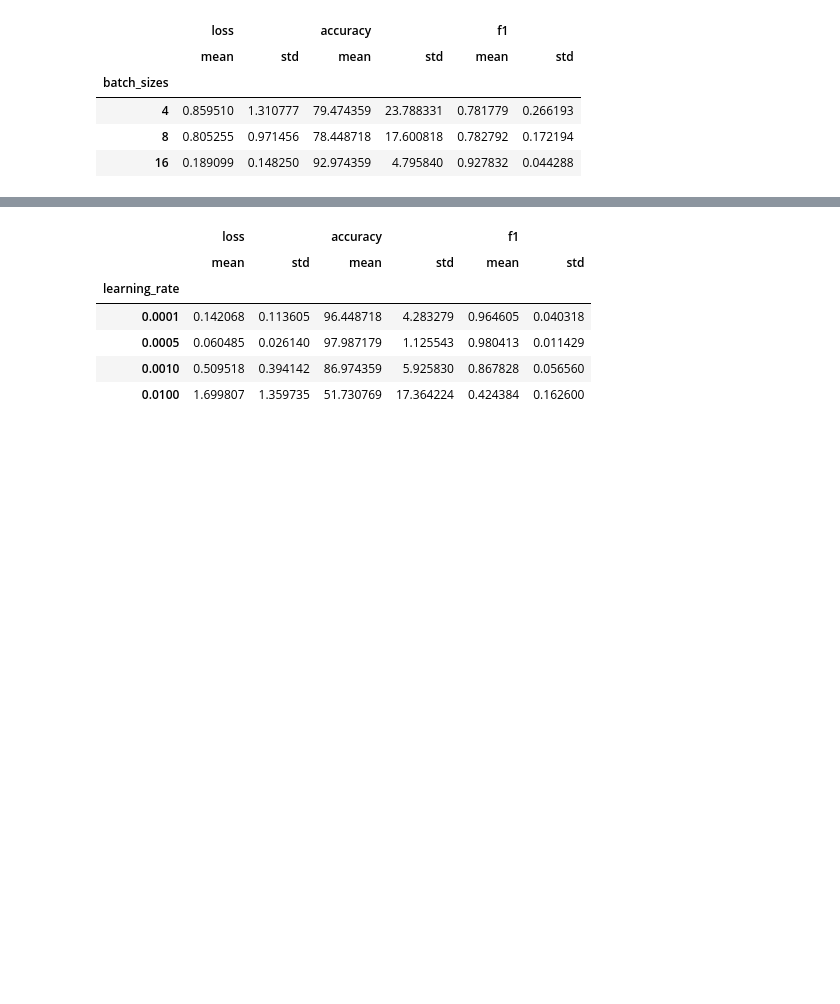
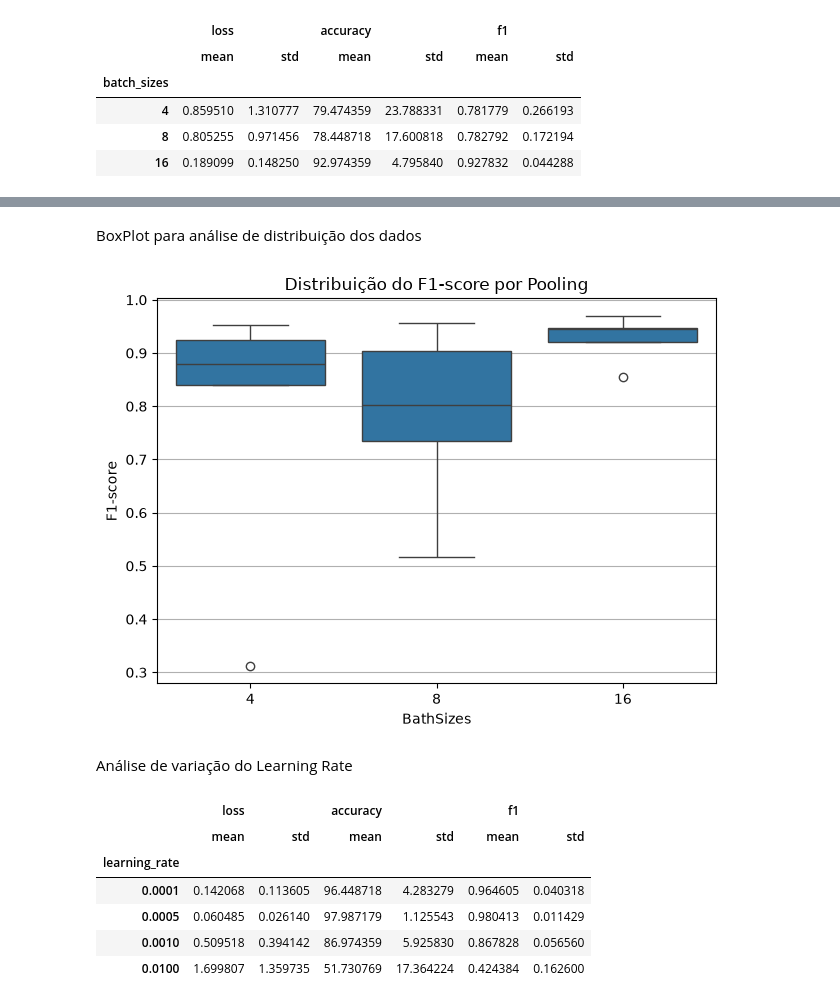
Before and after one commit to LABEEC-Sistemas/pink_shrimp_MVCNN, a Jupyter notebook: notebooks/anailise_cros_validation_gray.ipynb, the cells around one changed output, grey strips where cells are left out. Saved outputs shown, nothing was run; the diff lists cells and outputs as text; code cells hidden in the pictures; blank space fills up the shorter version.

```diff
--- a/notebooks/anailise_cros_validation_gray.ipynb
+++ b/notebooks/anailise_cros_validation_gray.ipynb
@@ -34,3 +231,11 @@ batch_sizes_metrics_pd.drop(columns=["fold"]).groupby("batch_sizes").agg({
+# %% [markdown]
+BoxPlot para análise de distribuição dos dados
+# %%
+plot_box_plot(batch_sizes_metrics_pd, "batch_sizes", "f1","Distribuição do F1-score por Pooling", "BathSizes", "F1-score" )
+# %% [output]
+[figure, added]
+# %% [markdown]
+Análise de variação do Learning Rate
 # %%
 learning_rates_metrics_pd.drop(columns=["fold"]).groupby("learning_rate").agg({
     "loss": ["mean", "std"],
```
Also changed, not shown: parts of 21 cells of this notebook, 2 other files.
